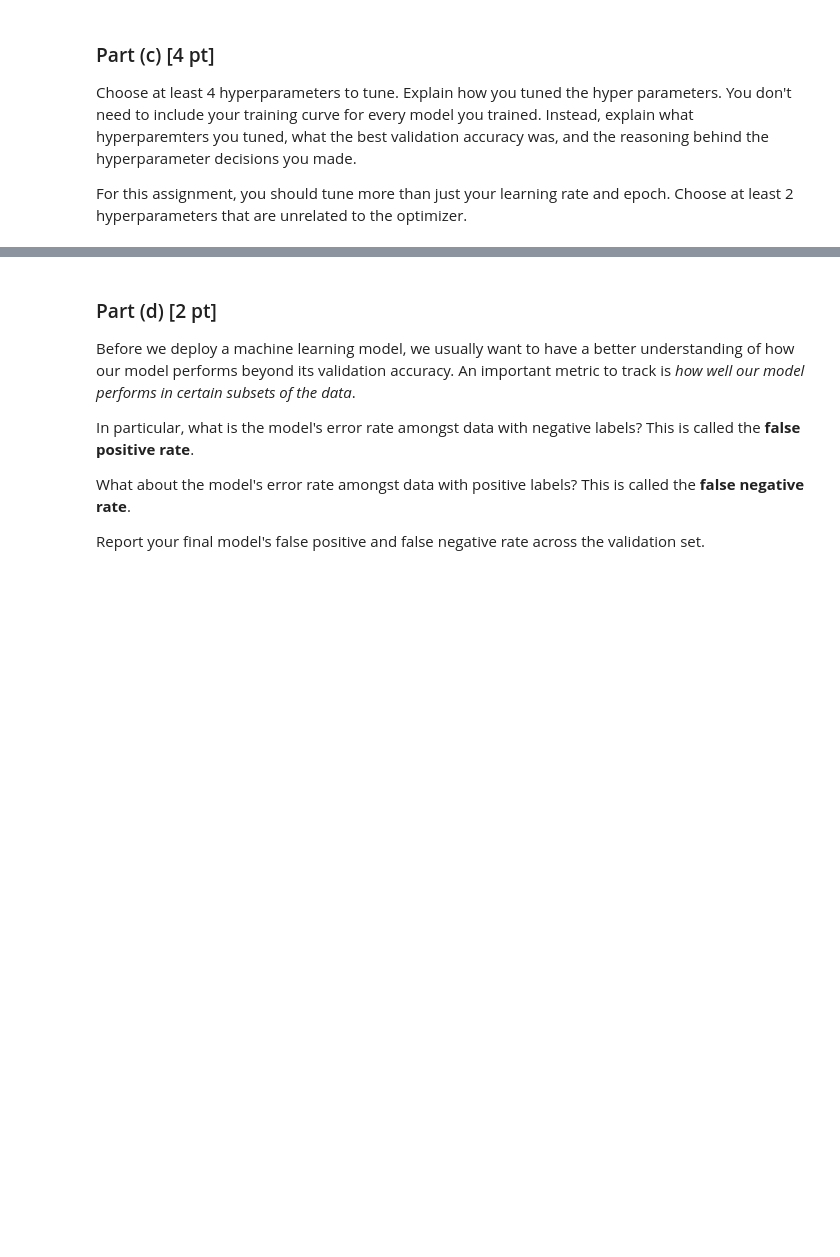
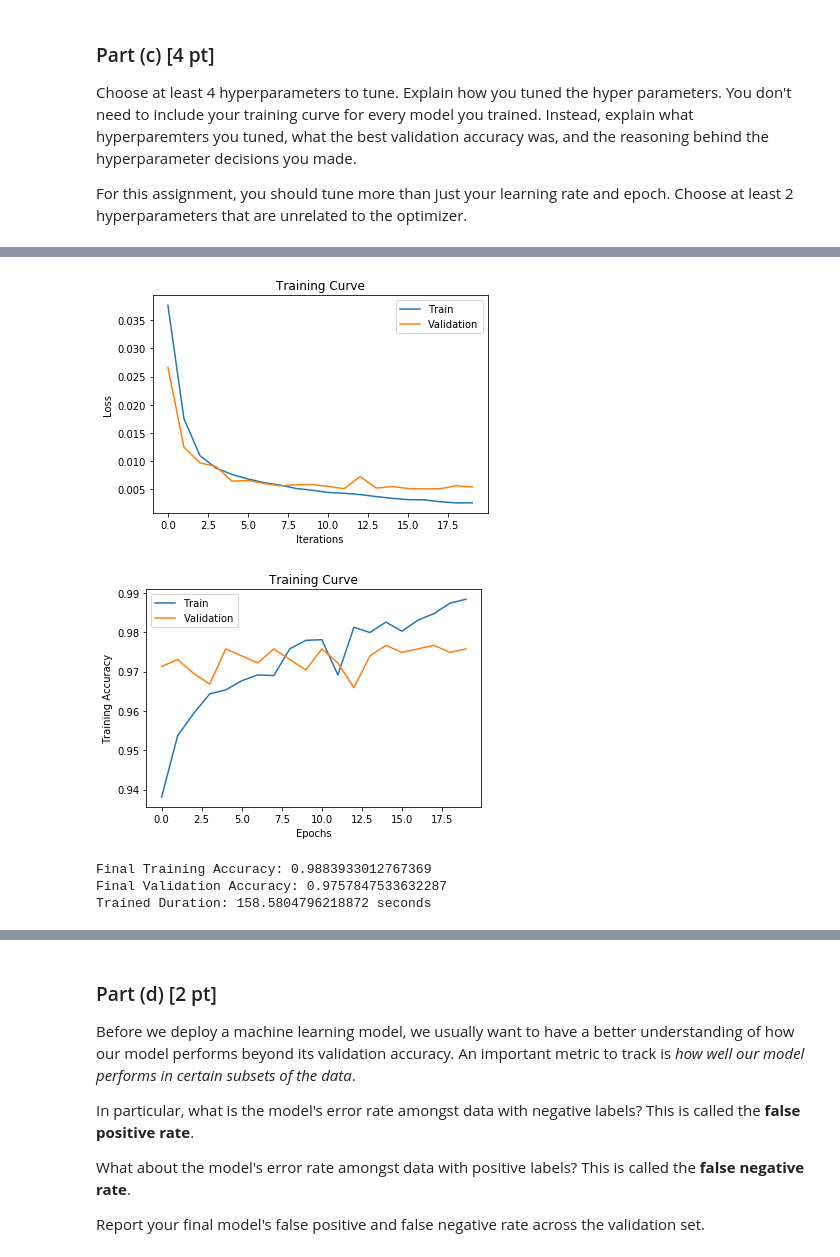
Before and after one commit to yangjimmy/APS360, a Jupyter notebook: Lab_5_Spam_Detection.ipynb, the cells around one changed output, grey strips where cells are left out. Drawn from its saved outputs; the diff is of its cells as text; code cells hidden in the pictures; blank space fills up the shorter version.

```diff
--- a/Lab_5_Spam_Detection.ipynb
+++ b/Lab_5_Spam_Detection.ipynb
@@ -258,0 +525,7 @@ Choose at least 2 hyperparameters that are unrelated to the optimizer.
+# %%
+model3 = SpamDetect(10, 2)
+train_RNN(model3, batch_size=16)
+# decreasing the batch size would allow it to use less padding
+# and improve results (since we would get tensors with fewer pad
+# tokens and more actual information).
+# %% [output]
@@ -258,0 +552,5 @@ Choose at least 2 hyperparameters that are unrelated to the optimizer.
+[figure, added]
+[figure, added]
+Final Training Accuracy: 0.9883933012767369
+Final Validation Accuracy: 0.9757847533632287
+Trained Duration: 158.5804796218872 seconds
```
Also changed, not shown: parts of 34 cells of this notebook.
